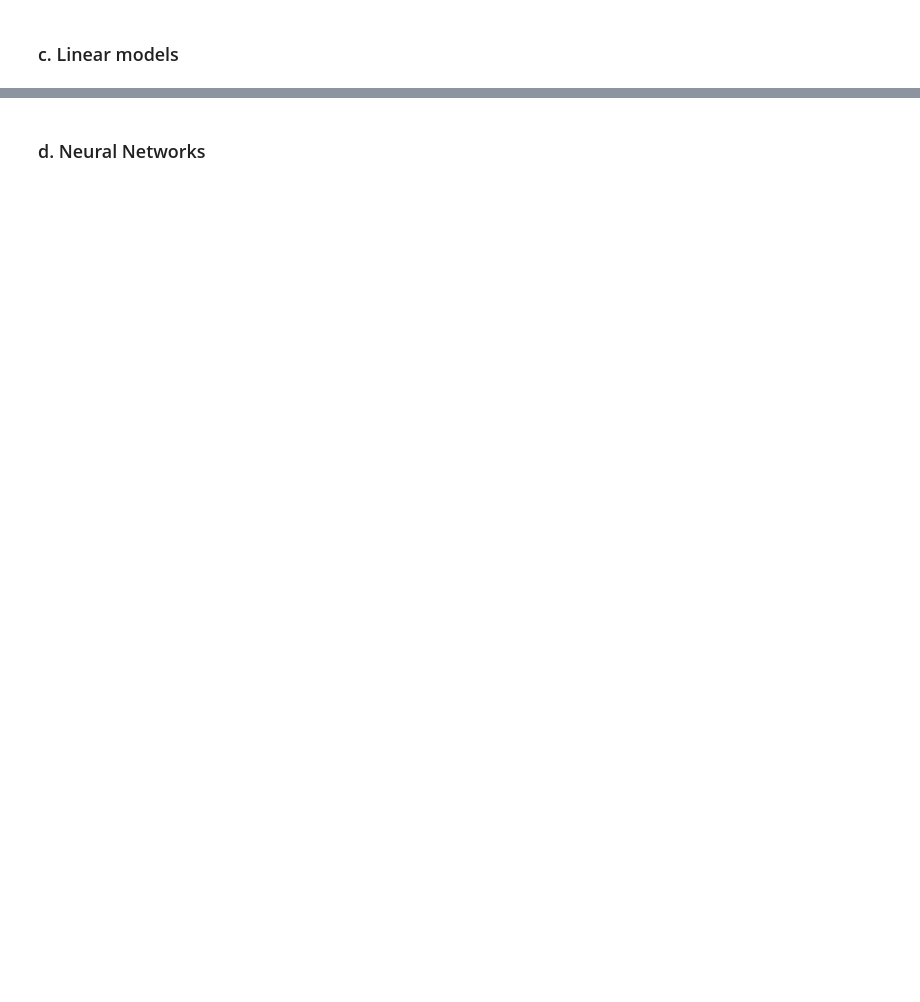
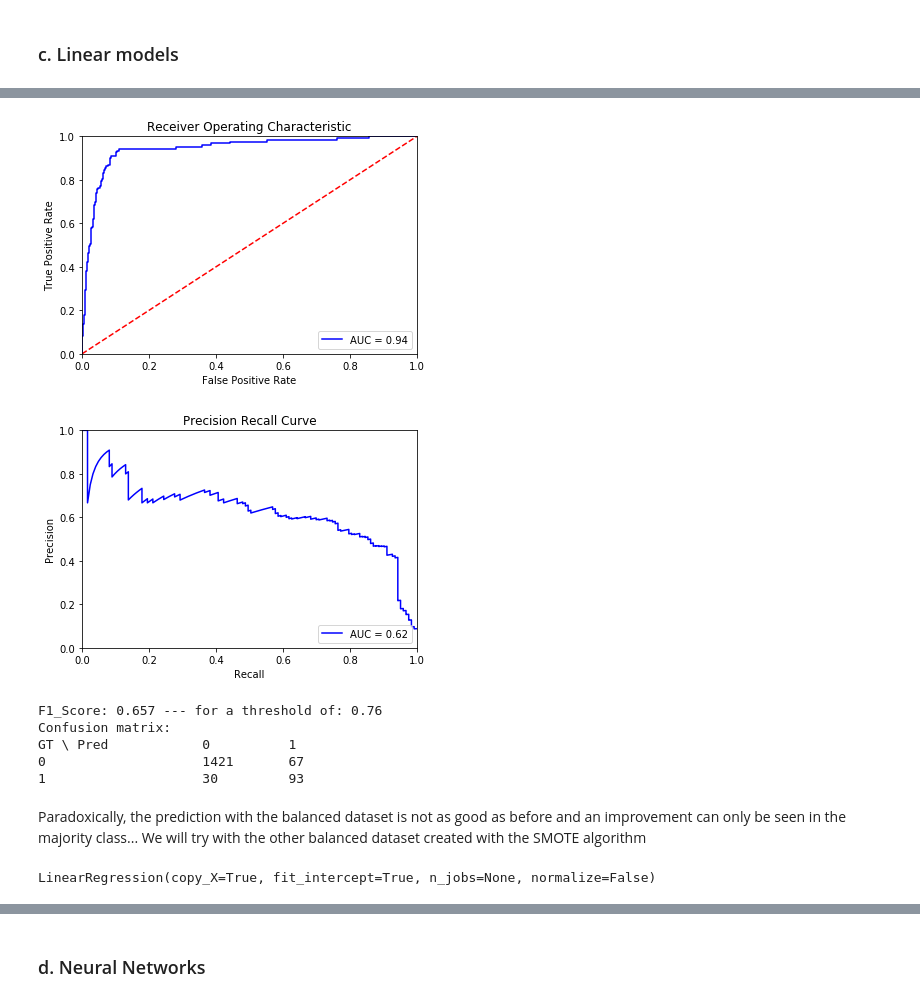
Before and after one commit to pierrefernandezgenestier/credit-default-prediction, a Jupyter notebook: credit_prediction.ipynb, the cells around one changed output, grey strips where cells are left out. Saved outputs shown, nothing was run; the diff lists cells and outputs as text; code cells hidden in the pictures; blank space fills up the shorter version.

```diff
--- a/credit_prediction.ipynb
+++ b/credit_prediction.ipynb
@@ -404,0 +434,6 @@ X_train, X_test, y_train, y_test = train_test_split(X, y, test_size=0.33, random
+# %%
+ros = RandomOverSampler(random_state=0)
+X_resampled, y_resampled = ros.fit_resample(X_train, y_train)
+# %%
+X_rspl_train, y_rspl_train = X_resampled, y_resampled
+# X_rspl_train, X_rspl_test, y_rspl_train, y_rspl_test = train_test_split(X_resampled, y_resampled, test_size=0.0, random_state=42)
@@ -412,0 +565,18 @@ X_train, X_test, y_train, y_test = train_test_split(X, y, test_size=0.33, random
+# %%
+y_proba_pred = reg.predict(X_test)
+score(y_proba_pred)
+# %% [output]
+[figure, added]
+[figure, added]
+F1_Score: 0.657 --- for a threshold of: 0.76
+Confusion matrix:
+GT \ Pred            0          1
+0                    1421       67
+1                    30         93
+# %% [markdown]
+Paradoxically, the prediction with the balanced dataset is not as good as before and an improvement can only be seen in the majority class... We will try with the other balanced dataset created with the SMOTE algorithm
+# %%
+reg = linear_model.LinearRegression()
+reg.fit(X_smote_train, y_smote_train)
+# %% [output]
+LinearRegression(copy_X=True, fit_intercept=True, n_jobs=None, normalize=False)
```
Also changed, not shown: parts of 85 cells of this notebook.
